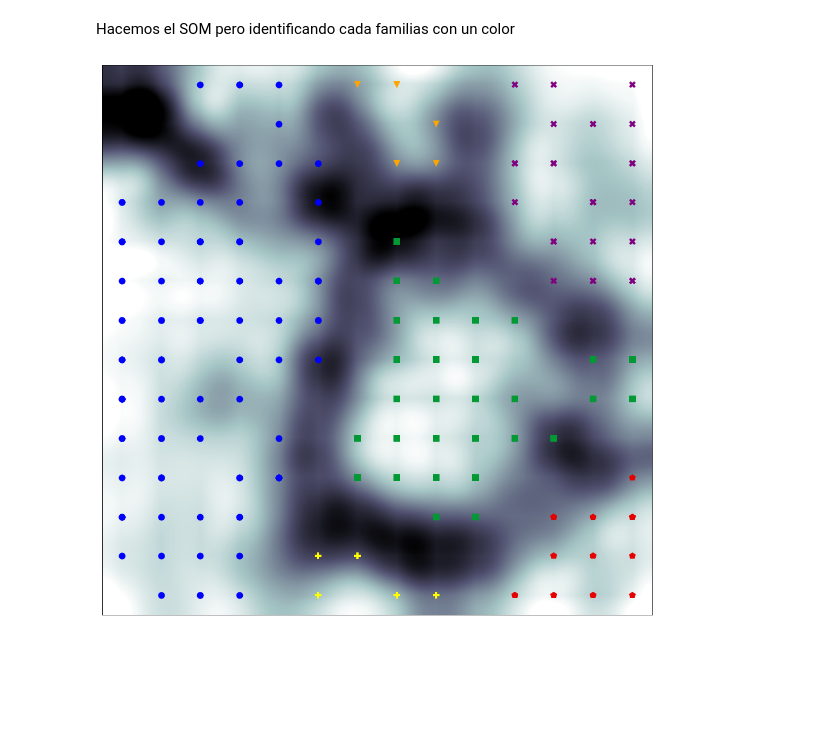
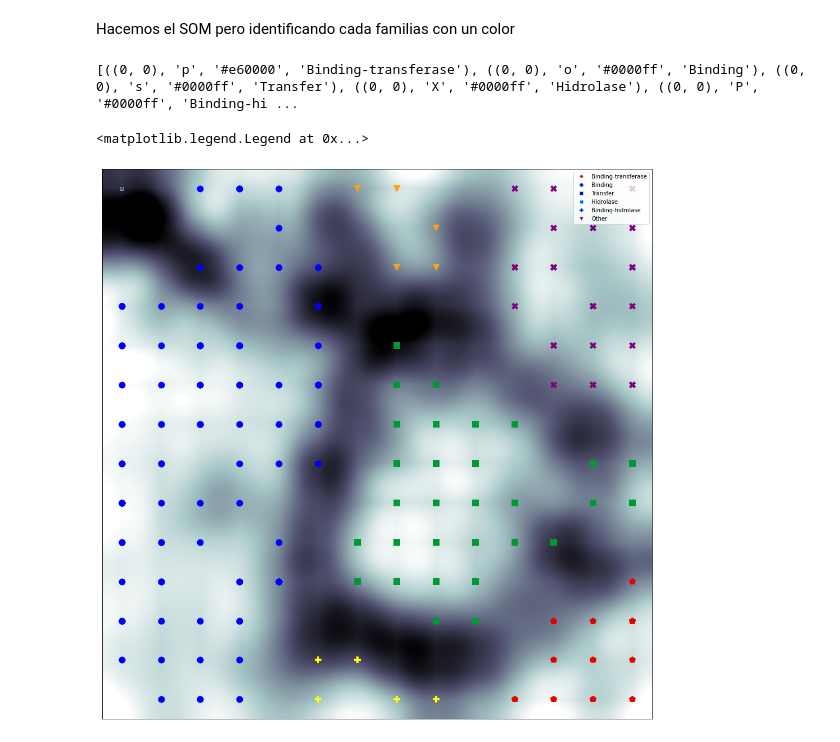
Before and after one commit to sergiohzlz/som_ontologias, a Jupyter notebook: som ontologias.ipynb, the cells around one changed output. Cells and saved outputs as stored; diff of their text form; code cells hidden in the pictures; blank space fills up the shorter version.

Commit message:
Som con las etiquetas de cada familia

```diff
--- a/som ontologias.ipynb
+++ b/som ontologias.ipynb
@@ -206,0 +186,7 @@ df_ext.head(10)
+# %%
+genera_df = False
+if(not genera_df):
+    df_ext.to_csv('fams_ontologia_KH.csv')
+else:
+    df_ext = pd.read_csv('fams_ontologia_KH.csv', index_col=0)
+df_ext.head(10)
@@ -310,5 +309,7 @@ if(not recupera):
                 errores.append( (s,c, q) )
                 print( "s: {}  c: {} -> q: {}".format(s,c,q))
     else:
-        errores = [(1,3,0.069)]
+        errores = [(1,3,0.69)]
+else:
+    errores = [(1,3,0.069)]
 # %%
@@ -474,29 +477,63 @@ Cantidad de proteínas 7
 # %% [markdown]
 Hacemos el SOM pero identificando cada familias con un color
 # %%
+##Círculos azules = binding ontology
+##Equis morado = Transferase ontology
+##Triángulo invertido  amarillo ocre = Binding-transferase ontologies
+##Pentágono rojo =  hidrolase ontology
+##Más amarillo = BInding-hidrolase ontologies
+##Cuadrado verde = other ontologies
+
 seleccion = [ ('o', '#0000ff'), #circulo azul
               ('s', '#009933'), #cuadrado verde
               ('p', '#e60000'), #mas rojo
               ('X', '#800080'), #X morado
               ('P', '#ffff00'), #triangulo purpura
               ('v', '#ffa500')  #triangulo invertido naranga
 
 ]
+
 marcadores = [x[0] for x in seleccion]
-colores =    [x[1] for x in seleccion]
+colores    = [x[1] for x in seleccion]
+textos     = ["Binding", "Transfer", "Binding-transferase", "Hidrolase", "Binding-hidrolase", "Other"]
 
 fig, axn = plt.subplots(1,1, figsize=(18,18))
 
 plt.imshow(M, interpolation='sinc', cmap='bone')
 plt.xticks([])
 plt.yticks([])
 
 for ix,d in enumerate(datos):
     w = som.winner(d)
     plt.plot(w[0], w[1],
              marcadores[cl[ix]],
              markerfacecolor=colores[cl[ix]],
              markeredgewidth=0.0,
              markersize=12)
+
+#ponemos etiquetas
+L = []
+for ix,d in enumerate(datos):
+    try:
+        if(textos[cl[ix]] != ''):
+            c = (0,0)
+            mark = marcadores[cl[ix]]
+            fccl = colores[cl[ix]]
+            lbl  = textos[cl[ix]]
+            del(textos[cl[ix]])
+            del(marcadores[cl[ix]])
+            L.append((c, mark, fccl, lbl))
+        else:
+            print("No")
+    except:
+        pass
+
+for v in L:
+    plt.plot(v[0][0], v[0][1], v[1], markerfacecolor=v[2],
+             label=v[3])
+print(L)
+plt.legend()
 # %% [output]
+[((0, 0), 'p', '#e60000', 'Binding-transferase'), ((0, 0), 'o', '#0000ff', 'Binding'), ((0, 0), 's', '#0000ff', 'Transfer'), ((0, 0), 'X', '#0000ff', 'Hidrolase'), ((0, 0), 'P', '#0000ff', 'Binding-hi ...
+<matplotlib.legend.Legend at 0x...>
-[figure, old version]
+[figure, new version]
```
Also changed, not shown: parts of 12 cells of this notebook, 1 other file.
